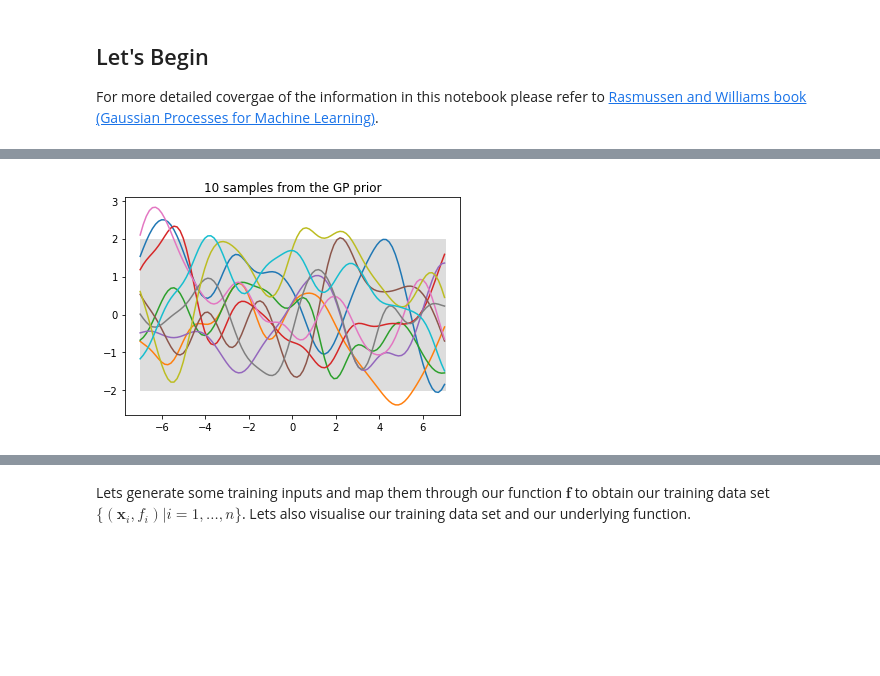
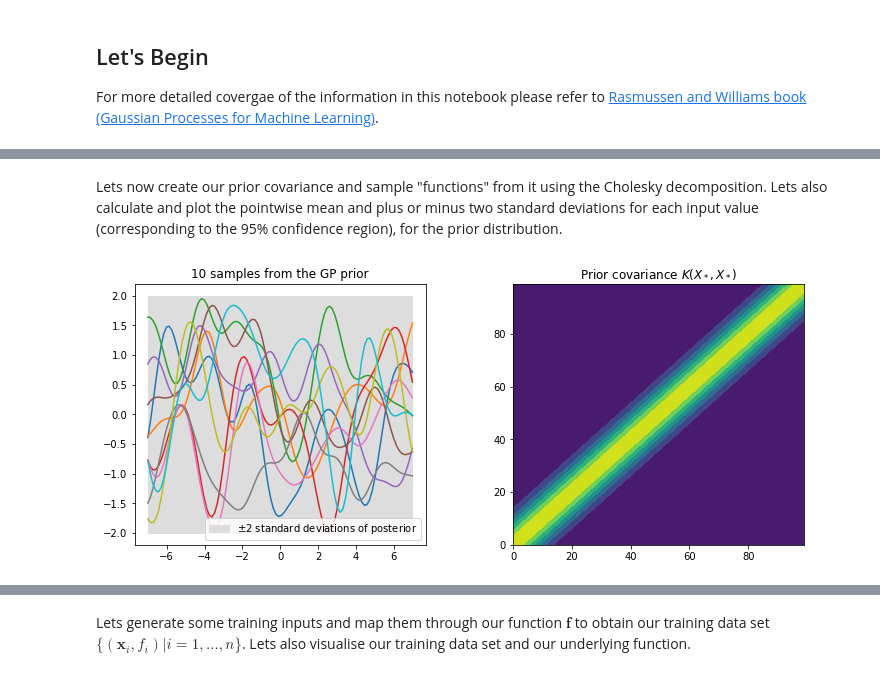
Before and after one commit to aidanscannell/probabilistic-modelling, a Jupyter notebook: notebooks/gaussian-process-regression.ipynb, the cells around one changed output, grey strips where cells are left out. Cells and saved outputs as stored; diff of their text form; code cells hidden in the pictures; blank space fills up the shorter version.

```diff
--- a/notebooks/gaussian-process-regression.ipynb
+++ b/notebooks/gaussian-process-regression.ipynb
@@ -71,20 +83,0 @@ epsilon = 1e-10  # small number to ensure numerical stability of (eigenvalues of
-# %%
-Kss = kernel(x_star, x_star, s_f, l)  # prior covariance
-
-# draw samples from the prior
-Ns = 10 # number of samples
-
-# cholesky decomposition (square root) of covariance matrix K(x_star, x_star)
-Lss = np.linalg.cholesky(Kss + epsilon*np.eye(Kss.shape[0]))  # TODO: should this be noise variance s_n????
-f_prior = Lss @ np.random.normal(0, 1, size=(n, Ns))  # express x∼N(μ,σ^2) as x∼μ+σ(N(0,1))
-
-# compute standard deviation for plotting
-std = np.sqrt(np.diag(Kss))
-
-# plot the sampled values as functions of x_star
-plt.plot(x_star, f_prior)
-plt.fill_between(x_star.flatten(), 0-2*std, 2*std, color="#dddddd")
-plt.title('%i samples from the GP prior' % Ns)
-plt.show()
-# %% [output]
-[figure, removed]
@@ -90,0 +91,2 @@ plt.show()
+# %% [markdown]
+Lets now create our prior covariance and sample "functions" from it using the Cholesky decomposition. Lets also calculate and plot the pointwise mean and plus or minus two standard deviations for each input value (corresponding to the 95% confidence region), for the prior distribution.
@@ -90,0 +98,25 @@ plt.show()
+# %%
+# draw samples from the prior
+Ns = 10 # number of samples
+f_prior = sample(0, Kss, epsilon, N=10)
+
+# compute standard deviation for plotting
+std = np.sqrt(np.diag(Kss))
+
+fig = plt.figure(figsize=(12, 12))
+plt.subplots_adjust(wspace=0.3, hspace=0.5)
+
+# plot the sampled values as functions of x_star
+plt.subplot(2, 2, 1)
+plt.plot(x_star, f_prior)
+plt.title('%i samples from the GP prior' % Ns)
+plt.fill_between(x_star.flatten(), 0-2*std, 0+2*std, label='$\pm$2 standard deviations of posterior', color="#dddddd")
+plt.legend()
+
+# visualise the covariance function
+plt.subplot(2, 2, 2)
+plt.title("Prior covariance $K(X_*, X_*)$")
+plt.contourf(Kss)
+plt.show()
+# %% [output]
+[figure, added]
```
Also changed, not shown: parts of 48 cells of this notebook.
